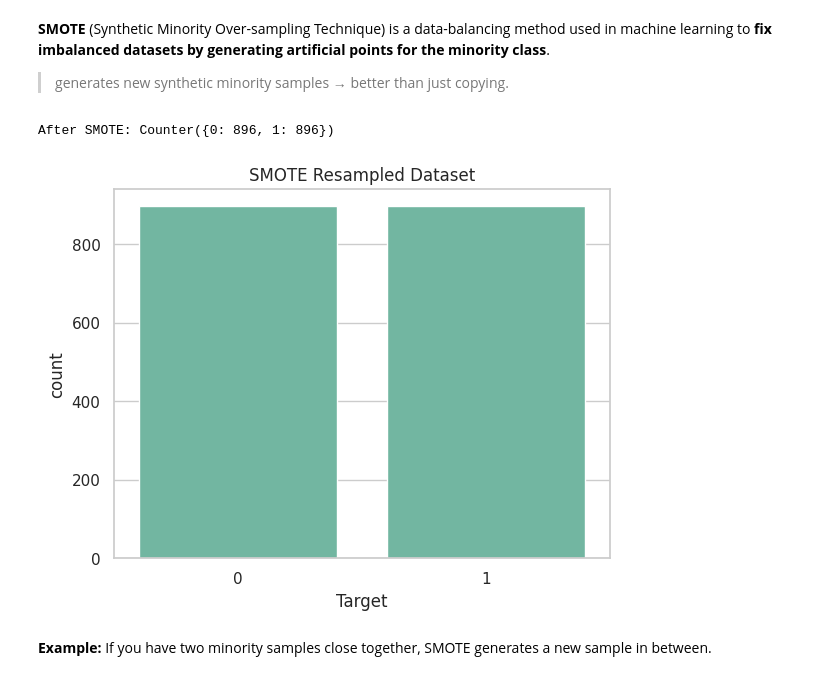
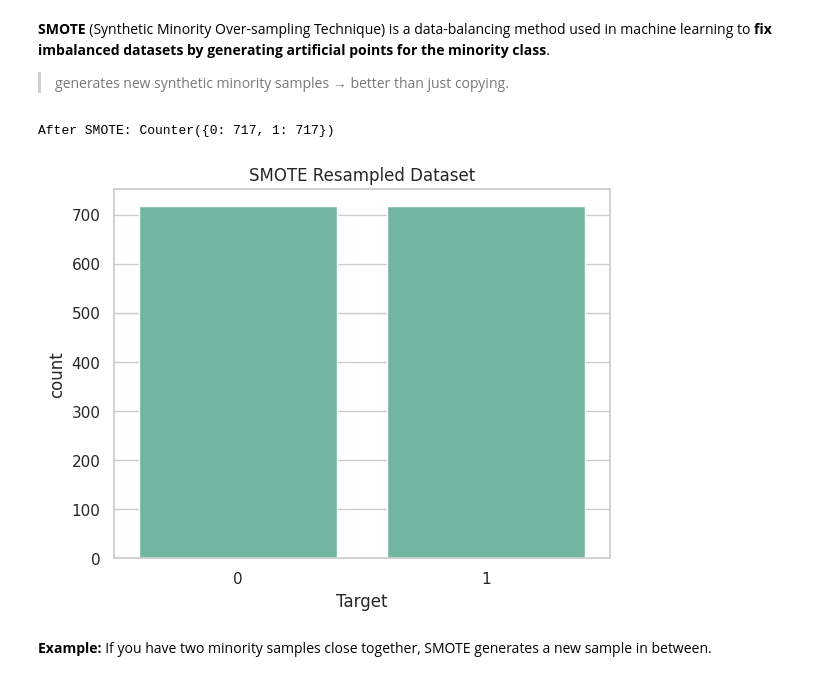
Before and after one commit to lovnishverma/Python-Getting-Started, a Jupyter notebook: Datasets_distribution_in_classification_models.ipynb, the cells around one changed output. Cells and saved outputs as stored; diff of their text form; code cells hidden in the pictures.

```diff
--- a/Datasets_distribution_in_classification_models.ipynb
+++ b/Datasets_distribution_in_classification_models.ipynb
@@ -252,15 +254,15 @@ After Undersampling: Counter({0: 104, 1: 104})
 > generates new synthetic minority samples → better than just copying.
 # %%
 smote = SMOTE(random_state=42)
-X_smote, y_smote = smote.fit_resample(X, y)
+X_smote, y_smote = smote.fit_resample(X_train, y_train)
 
 print("After SMOTE:", Counter(y_smote))
 sns.countplot(x=y_smote)
 plt.title("SMOTE Resampled Dataset")
 plt.show()
 # %% [output]
-After SMOTE: Counter({0: 896, 1: 896})
+After SMOTE: Counter({0: 717, 1: 717})
-[figure, old version]
+[figure, new version]
 # %% [markdown]
 **Example:** If you have two minority samples close together, SMOTE generates a new sample in between.
 # %%
```
Also changed, not shown: parts of 5 cells of this notebook.
